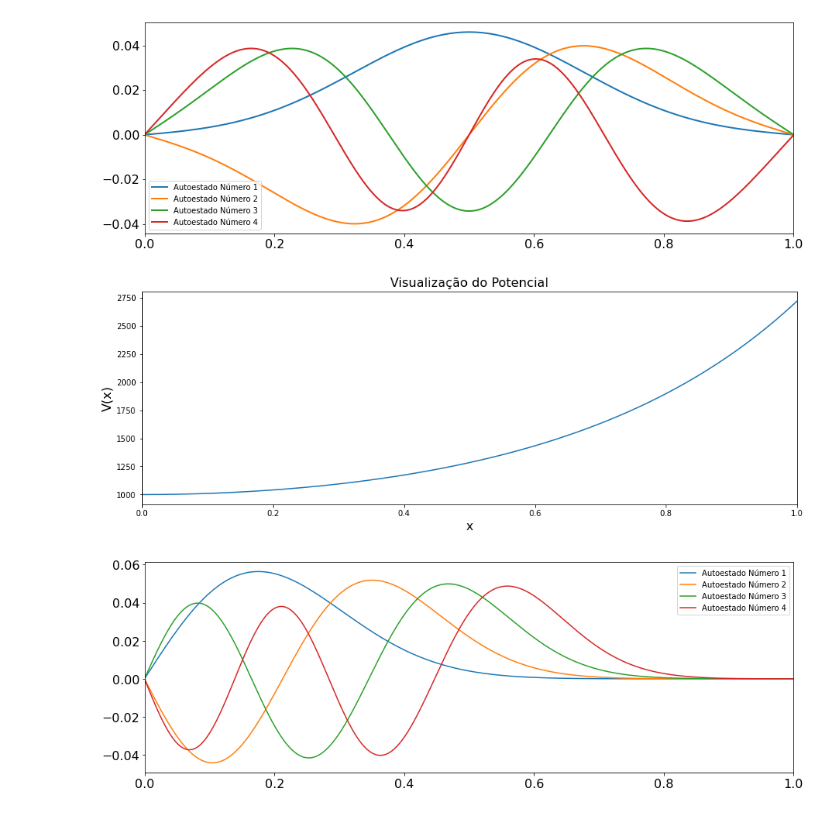
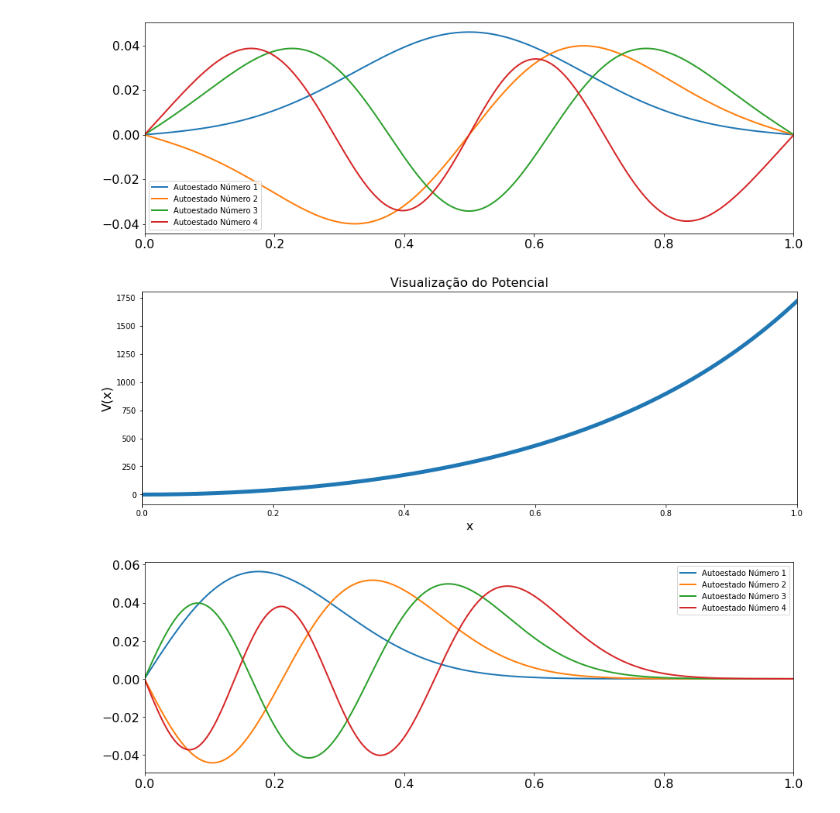
Before and after one commit to arthurto/Schr-dinger.py, a Jupyter notebook: 1D_Schrödinger.ipynb, the cells around one changed output. Cells and saved outputs as stored; diff of their text form; code cells hidden in the pictures.

```diff
--- a/1D_Schrödinger.ipynb
+++ b/1D_Schrödinger.ipynb
@@ -139,37 +139,37 @@ plt.show()
 #Agora podemos experimentar com quaisquer estados
 
 
 def V_2(x): #definindo a função potencial
-    return 1000*np.exp(x**2)
+    return 1000*np.exp(x**2)-1000
 
 x = np.linspace(0,1,N)
 y = V_2(x)
 plt.figure(figsize=(15,5))
-plt.plot(x,y)
+plt.plot(x,y,lw = 5)
 plt.xlim(0,1)
 #plt.ylim(-0.25,0.25)
 plt.xlabel("x",fontsize = 16)
 plt.ylabel("V(x)",fontsize = 16)
 plt.title('Visualização do Potencial',fontsize = 16)
 plt.show()
 
 x = np.linspace(0,1,N+1)
 
 d = 1/(dx**2) + V_2(x) # Definimos os elementos da diagonal principal
 e = -np.ones(N)/(dx**2) # E os elementos das diagoanais imediatamente a cima e abaixo da principal
 
 w, v = eigh_tridiagonal(d,e)
 
 plt.figure(figsize=(15,5))
 for i in range(4):
-    plt.plot(x,v.T[i],label = 'Autoestado Número '+str(i+1))
+    plt.plot(x,v.T[i],lw = 2,label = 'Autoestado Número '+str(i+1))
 plt.xlim(0,1)
 plt.xticks(fontsize=16)
 plt.yticks(fontsize=16)
 plt.legend()
 plt.show()
 # %% [output]
-[figure, old version]
+[figure, new version]
 [figure]
 # %%
 
```
Also changed, not shown: parts of 4 cells of this notebook.
